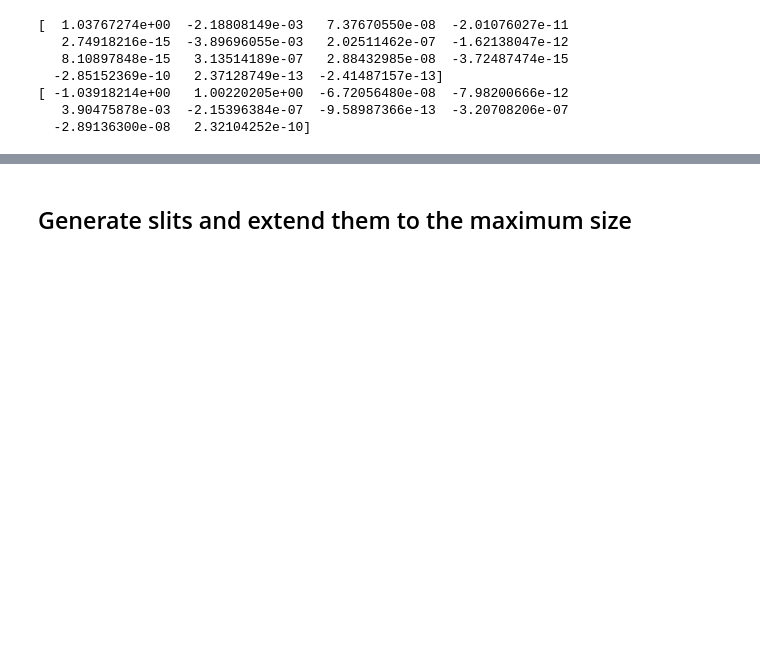
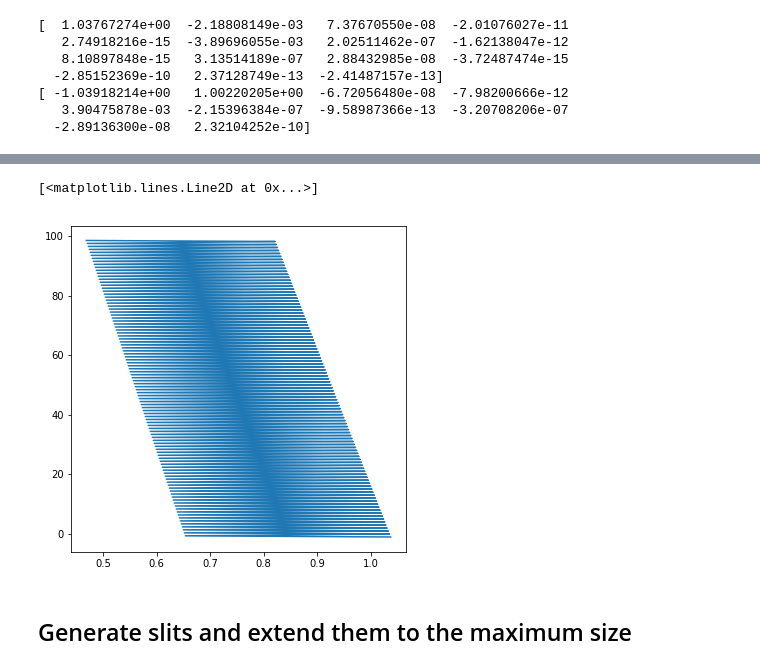
Before and after one commit to KeckObservatory/SlitmaskDesignTool, a Jupyter notebook: PythonConversionByLR/dsimulator.ipynb, the cells around one changed output, grey strips where cells are left out. Saved outputs shown, nothing was run; the diff lists cells and outputs as text; code cells hidden in the pictures; blank space fills up the shorter version.

```diff
--- a/PythonConversionByLR/dsimulator.ipynb
+++ b/PythonConversionByLR/dsimulator.ipynb
@@ -370,6 +393,11 @@ print(py1.parameters)
 # %%
-#plt.figure(figsize=(6,6))
-#plt.plot(xout_fit,yout_fit)
+xout_fit = px1(xin,yin)
+yout_fit = py1(xin,yin)
+plt.figure(figsize=(6,6))
+plt.plot(xout_fit,yout_fit)
+# %% [output]
+[<matplotlib.lines.Line2D at 0x...>]
+[figure, added]
 # %%
 #plt.figure(figsize=(6,6))
 #plt.plot(xout_fit,yout_fit)
```
Also changed, not shown: parts of 7 cells of this notebook.
